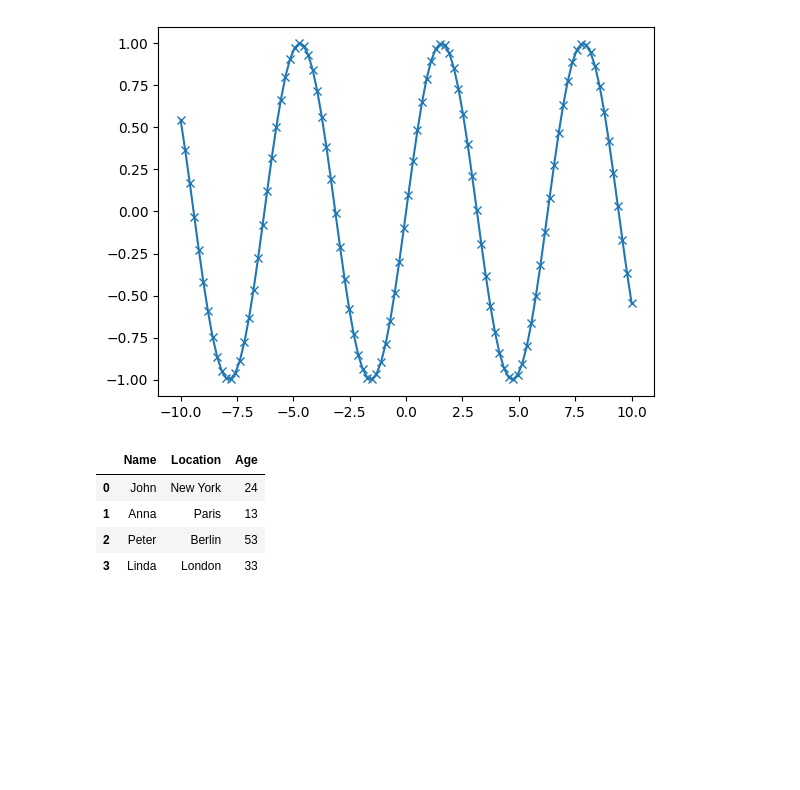
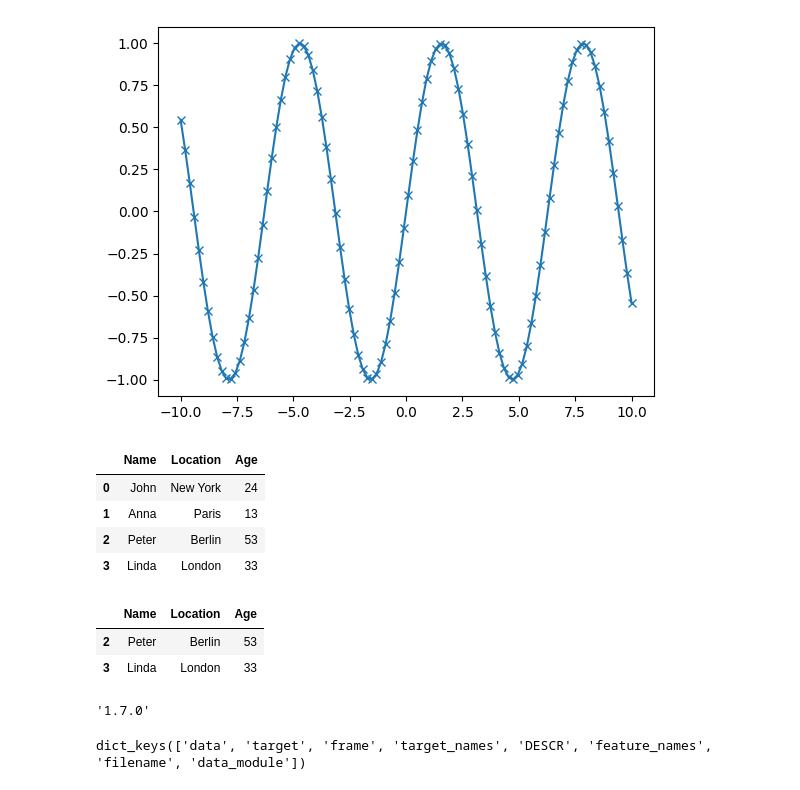
Before and after one commit to meliodas0n/learn, a Jupyter notebook: ml/learn.ipynb, the cells around one changed output. Cells and saved outputs as stored; diff of their text form; code cells hidden in the pictures; blank space fills up the shorter version.

Commit message:
data seeing and types

```diff
--- a/ml/learn.ipynb
+++ b/ml/learn.ipynb
@@ -65,3 +66,14 @@ display(data_pandas)
 | 1 | Anna | Paris | 13 |
 | 2 | Peter | Berlin | 53 |
 | 3 | Linda | London | 33 |
+# %%
+display(data_pandas[data_pandas.Age > 30])
+# %% [output]
+|  | Name | Location | Age |
+| 2 | Peter | Berlin | 53 |
+| 3 | Linda | London | 33 |
+# %%
+import sklearn
+sklearn.__version__
+# %% [output]
+'1.7.0'
@@ -67,0 +82,6 @@ display(data_pandas)
+# %%
+iris_dataset = load_iris()
+# print(f"{', '.join([f'{k}: {v}' for k, v in iris_dataset.items()][:5])}")
+iris_dataset.keys()
+# %% [output]
+dict_keys(['data', 'target', 'frame', 'target_names', 'DESCR', 'feature_names', 'filename', 'data_module'])
```
Also changed, not shown: parts of 11 cells of this notebook.
